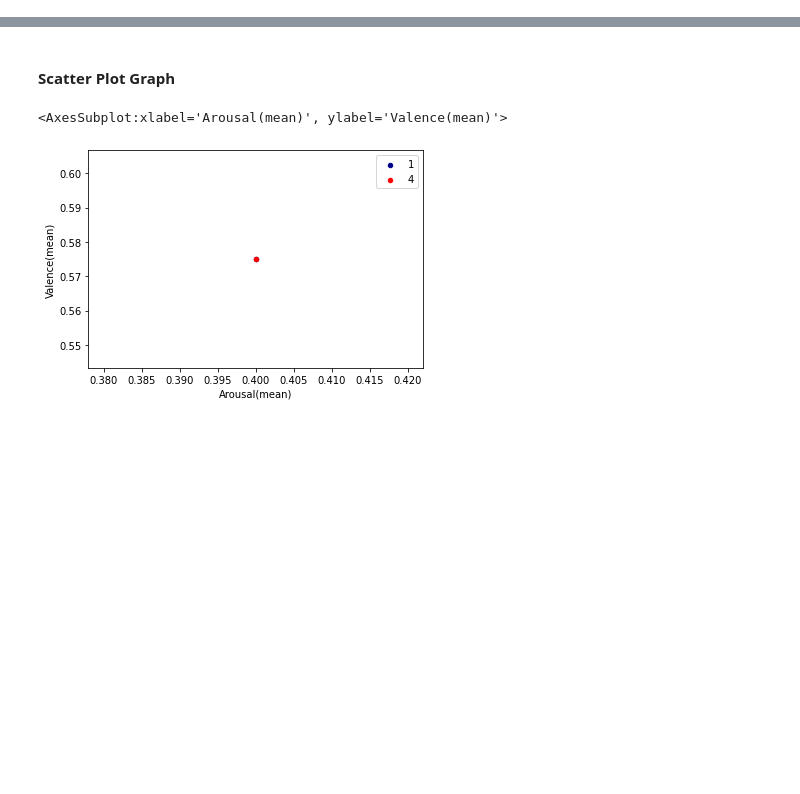
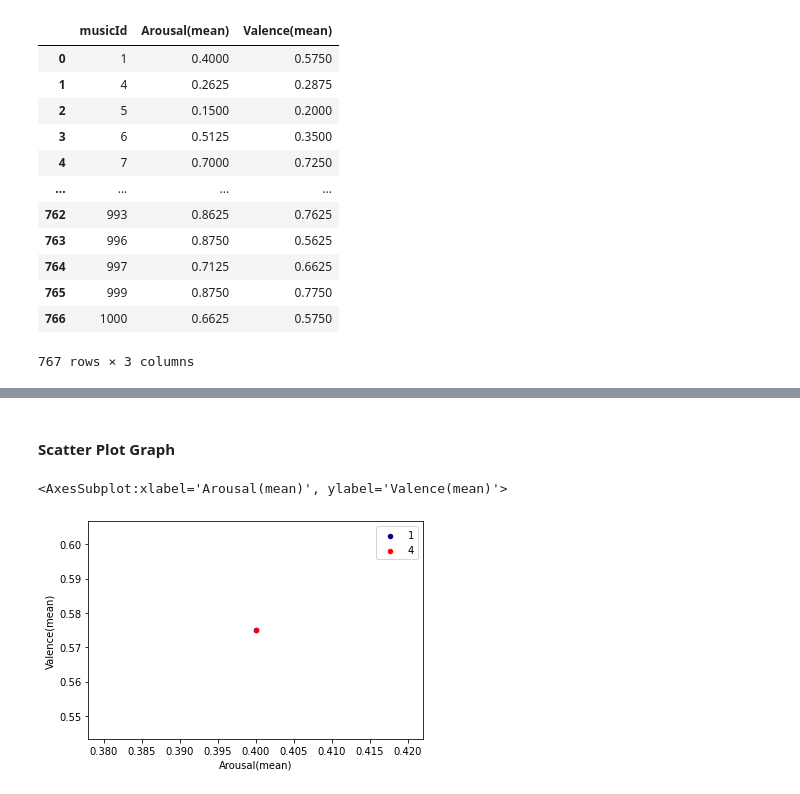
Before and after one commit to rosiindahag/voice_classification, a Jupyter notebook: fix_algorithm.ipynb, the cells around one changed output, grey strips where cells are left out. Cells and saved outputs as stored; diff of their text form; code cells hidden in the pictures; blank space fills up the shorter version.

```diff
--- a/fix_algorithm.ipynb
+++ b/fix_algorithm.ipynb
@@ -30,0 +26,17 @@ df4
+# %%
+data = df
+data
+# %% [output]
+|  | musicId | Arousal(mean) | Valence(mean) |
+| 0 | 1 | 0.4000 | 0.5750 |
+| 1 | 4 | 0.2625 | 0.2875 |
+| 2 | 5 | 0.1500 | 0.2000 |
+| 3 | 6 | 0.5125 | 0.3500 |
+| 4 | 7 | 0.7000 | 0.7250 |
+| ... | ... | ... | ... |
+| 762 | 993 | 0.8625 | 0.7625 |
+| 763 | 996 | 0.8750 | 0.5625 |
+| 764 | 997 | 0.7125 | 0.6625 |
+| 765 | 999 | 0.8750 | 0.7750 |
+| 766 | 1000 | 0.6625 | 0.5750 |
+767 rows × 3 columns
```
Also changed, not shown: parts of 9 cells of this notebook.
